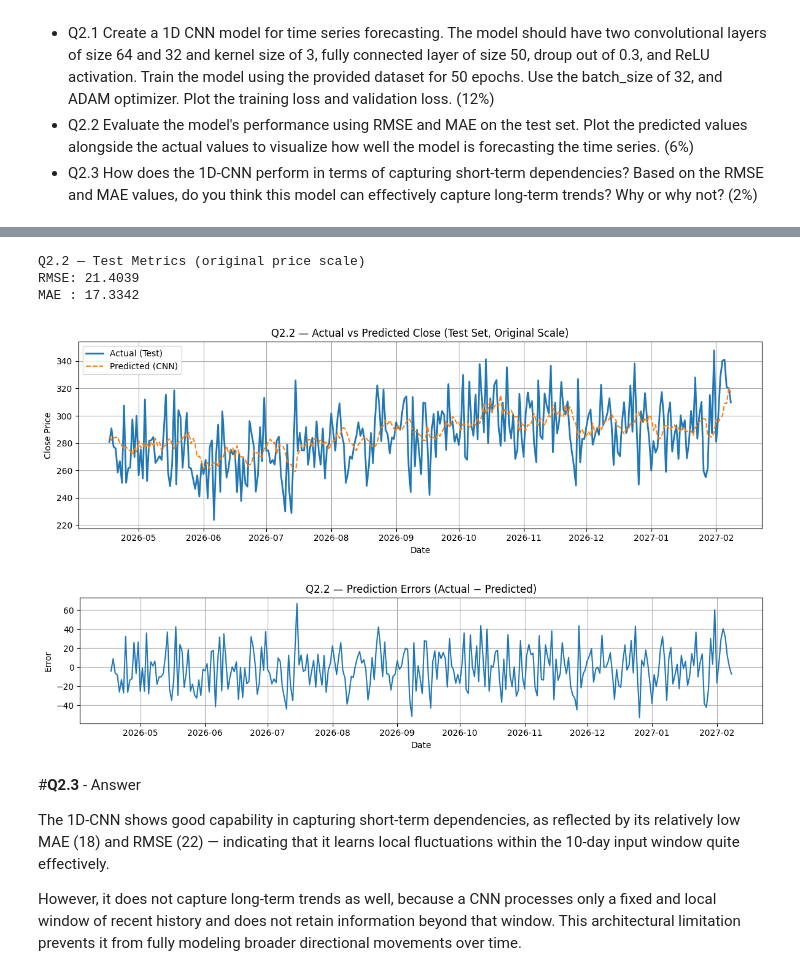
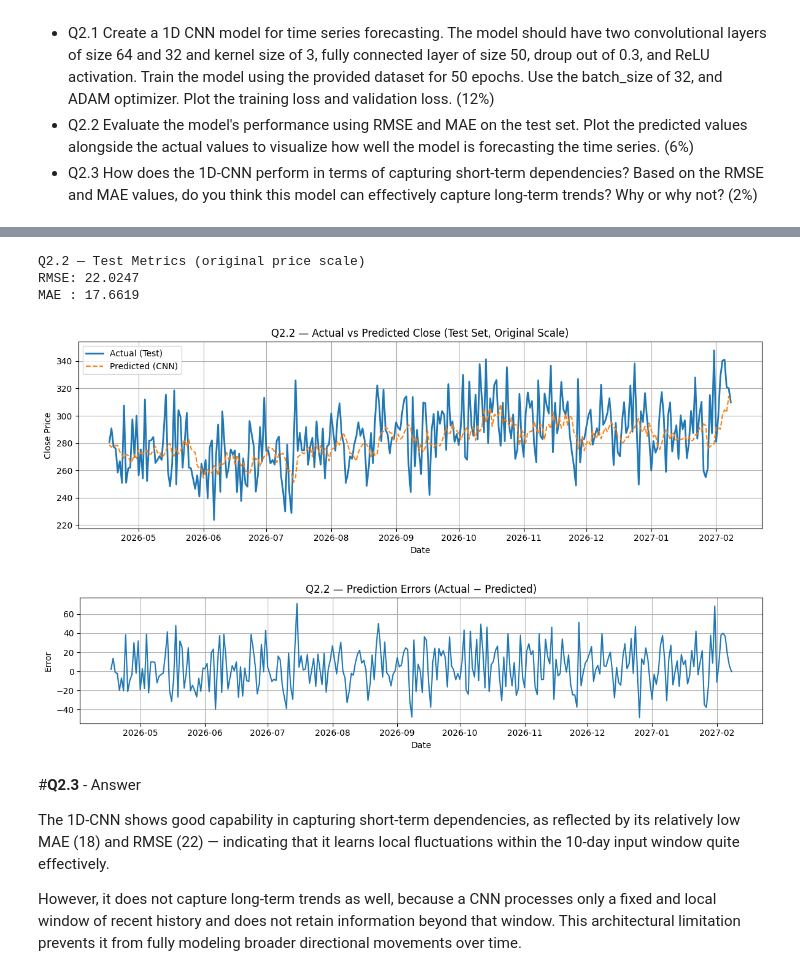
Before and after one commit to Benjamin-2003/AISE_4010_Assignments, a Jupyter notebook: AISE4010_Asn2.ipynb, the cells around one changed output, grey strips where cells are left out. Cells and saved outputs as stored; diff of their text form; code cells hidden in the pictures.

```diff
--- a/AISE4010_Asn2.ipynb
+++ b/AISE4010_Asn2.ipynb
@@ -252,12 +207,10 @@ Residual std: ~12.493
 
 Since there is a clear upward trend, we should use a forecasting model that supports non-stationarity. Because seasonality is present and stable, a seasonality-aware model will perfrom better than a model that assumes the data has no repeating pattern. SARIMA or LSTM could be good models to use on this dataset.
 # %%
+# Q1.3
 from sklearn.preprocessing import MinMaxScaler
 
-# 1) Extract Close series
 prices = ts['Close'].values.astype(float)
-
-# 2) Build sliding windows (window = 10)
 WINDOW = 10
 X, y = [], []
 for i in range(len(prices) - WINDOW):
@@ -266,24 +219,17 @@ for i in range(len(prices) - WINDOW):
 X = np.array(X)
 y = np.array(y)
 
-print("Q1.3 — Raw supervised arrays")
 print(f"X shape (samples, window): {X.shape}")
 print(f"y shape (samples,):       {y.shape}")
 
-# 3) 80/20 split INDEX
-#    - We are not shuffling the data because the time must remain sequential
-
 split_idx = int(len(X) * 0.8)
 
-# 4) Normalize (GLOBAL scaling: fit on TRAIN ONLY, apply to all)
-#    - MinMax to [0,1] (good for NN training stability)
-#    - Fit x_scaler on all values from TRAIN windows; fit y_scaler on TRAIN targets
-
+# Normalize
 x_scaler = MinMaxScaler()
 y_scaler = MinMaxScaler()
 
-x_scaler.fit(X[:split_idx].reshape(-1, 1))
-y_scaler.fit(y[:split_idx].reshape(-1, 1))
+x_scaler.fit(X.reshape(-1, 1))
+y_scaler.fit(y.reshape(-1, 1))
 
 # Transform 2D window arrays with a single scaler
 def transform_windows(arr2d, scaler):
@@ -294,13 +240,11 @@ def transform_windows(arr2d, scaler):
 X_scaled = transform_windows(X, x_scaler)
 y_scaled = y_scaler.transform(y.reshape(-1, 1))
 
-# 5) Final chronological split (no shuffling)
 X_train = X_scaled[:split_idx].copy()
 X_test  = X_scaled[split_idx:].copy()
 y_train = y_scaled[:split_idx].copy()
 y_test  = y_scaled[split_idx:].copy()
 
-print("\nQ1.3 — Train/Test split (80/20 chronological)")
 print(f"Training set shape: X_train {X_train.shape}, y_train {y_train.shape}")
 print(f"Test set shape:     X_test  {X_test.shape},  y_test  {y_test.shape}")
 # %% [output]
@@ -450,57 +371,51 @@ Epoch 50/50
 # %%
 from sklearn.metrics import mean_squared_error, mean_absolute_error
 
-# 1) Predict on the test set (still in [0,1] scale)
-
+# Ensure test target vector (unscaled) is available and rescale predictions & truths to original scale
+y_test_vec = y_test.ravel()
 y_pred_scaled = model.predict(X_test_cnn, verbose=0).ravel()
-
-# 2) Inverse-transform to original price scale
-#    - To interpret RMSE/MAE properly, we reverse the normalized scaling we applied in 1.3
-
 y_pred = y_scaler.inverse_transform(y_pred_scaled.reshape(-1, 1)).ravel()
 y_true = y_scaler.inverse_transform(y_test_vec.reshape(-1, 1)).ravel()
 
-# 3) Metrics in original units
-
+# Metrics in original units
 rmse = np.sqrt(mean_squared_error(y_true, y_pred))
 mae  = mean_absolute_error(y_true, y_pred)
 
 print("Q2.2 — Test Metrics (original price scale)")
 print(f"RMSE: {rmse:.4f}")
 print(f"MAE : {mae:.4f}")
 
-# 4) Plot Actual vs Predicted
-
+# Plot Actual vs Predicted (original scale)
 test_start_idx = WINDOW + split_idx
 test_dates = ts.index[test_start_idx : test_start_idx + len(y_true)]
 
 plt.figure(figsize=(12, 4))
 plt.plot(test_dates, y_true, label="Actual (Test)", linewidth=2)
 plt.plot(test_dates, y_pred, label="Predicted (CNN)", linestyle="--")
 plt.title("Q2.2 — Actual vs Predicted Close (Test Set, Original Scale)")
 plt.xlabel("Date")
 plt.ylabel("Close Price")
 plt.grid(True)
 plt.legend()
 plt.tight_layout()
 plt.show()
 
-# Residuals over time
+# Residuals over time (original units)
 errors = y_true - y_pred
 plt.figure(figsize=(12, 3))
 plt.plot(test_dates, errors)
 plt.title("Q2.2 — Prediction Errors (Actual − Predicted)")
 plt.xlabel("Date")
 plt.ylabel("Error")
 plt.grid(True)
 plt.tight_layout()
 plt.show()
 # %% [output]
 Q2.2 — Test Metrics (original price scale)
-RMSE: 21.4039
-MAE : 17.3342
+RMSE: 22.0247
+MAE : 17.6619
-[figure, old version]
+[figure, new version]
-[figure, old version]
+[figure, new version]
 # %% [markdown]
 #**Q2.3** - Answer
 
```
Also changed, not shown: parts of 10 cells of this notebook.
